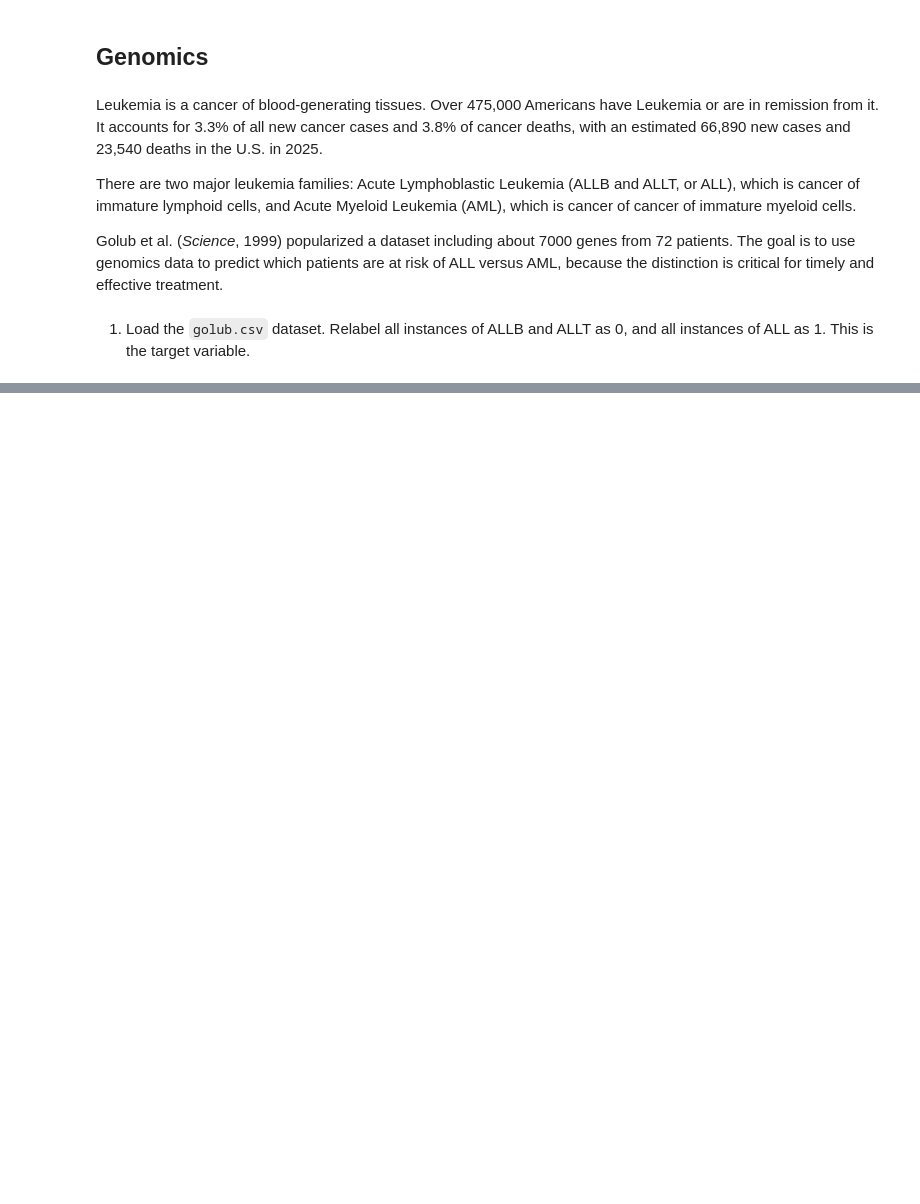
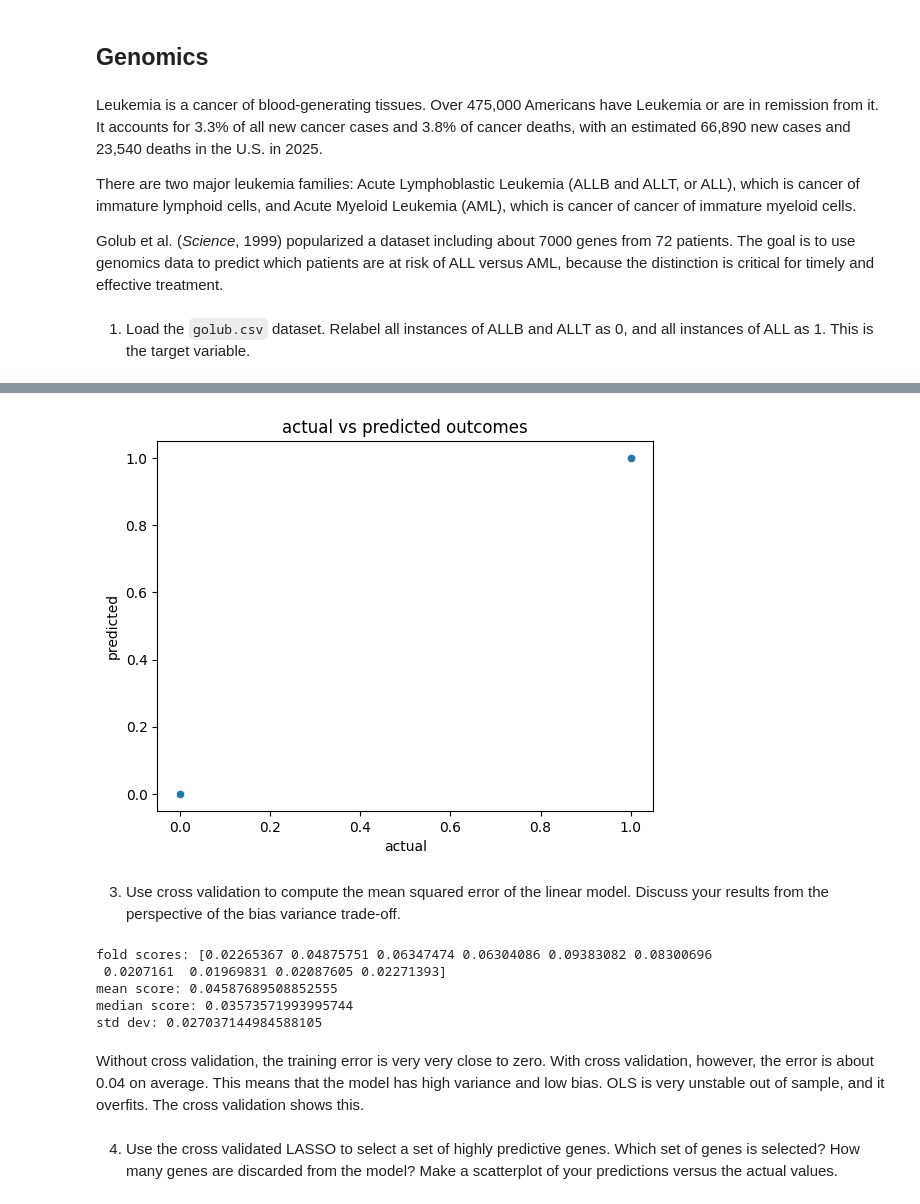
Before and after one commit to syd-nguyen/ds3021-assignments, a Jupyter notebook: assignments/genomics_lab.ipynb, the cells around one changed output, grey strips where cells are left out. Saved outputs shown, nothing was run; the diff lists cells and outputs as text; code cells hidden in the pictures; blank space fills up the shorter version.

```diff
--- a/assignments/genomics_lab.ipynb
+++ b/assignments/genomics_lab.ipynb
@@ -40,0 +52,30 @@ df.head()
+# %%
+sns.scatterplot(x=y, y=yhat)
+plt.title('actual vs predicted outcomes')
+plt.xlabel('actual')
+plt.ylabel('predicted')
+plt.show()
+# %% [output]
+[figure, added]
+# %% [markdown]
+3. Use cross validation to compute the mean squared error of the linear model. Discuss your results from the perspective of the bias variance trade-off.
+# %%
+kfold = KFold(n_splits=10, shuffle=True, random_state=100)
+
+scores = cross_val_score(model, x, y, cv=kfold, scoring="neg_mean_squared_error")
+scores = -scores
+
+print("fold scores:", scores)
+print("mean score:", np.mean(scores))
+print("median score:", np.median(scores))
+print("std dev:", np.std(scores))
+# %% [output]
+fold scores: [0.02265367 0.04875751 0.06347474 0.06304086 0.09383082 0.08300696
+ 0.0207161  0.01969831 0.02087605 0.02271393]
+mean score: 0.04587689508852555
+median score: 0.03573571993995744
+std dev: 0.027037144984588105
+# %% [markdown]
+Without cross validation, the training error is very very close to zero. With cross validation, however, the error is about 0.04 on average. This means that the model has high variance and low bias. OLS is very unstable out of sample, and it overfits. The cross validation shows this.
+# %% [markdown]
+4. Use the cross validated LASSO to select a set of highly predictive genes. Which set of genes is selected? How many genes are discarded from the model? Make a scatterplot of your predictions versus the actual values.
```
Also changed, not shown: parts of 15 cells of this notebook.
